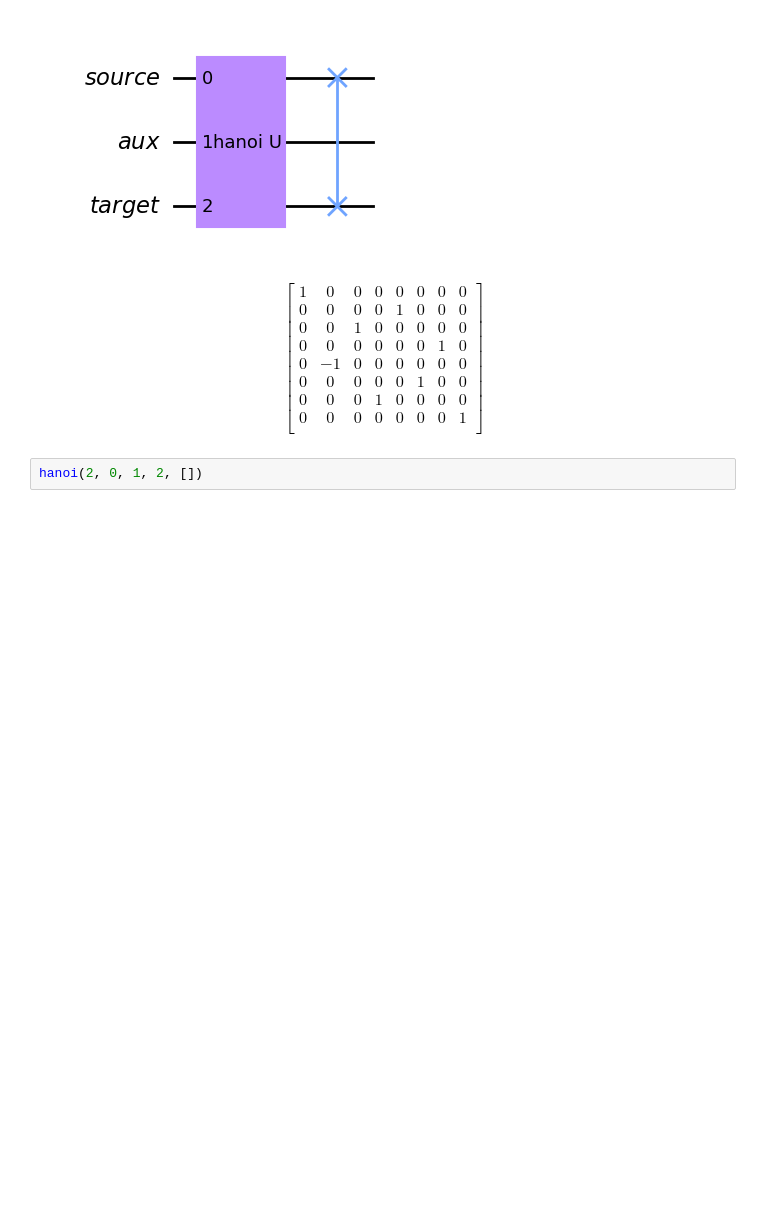
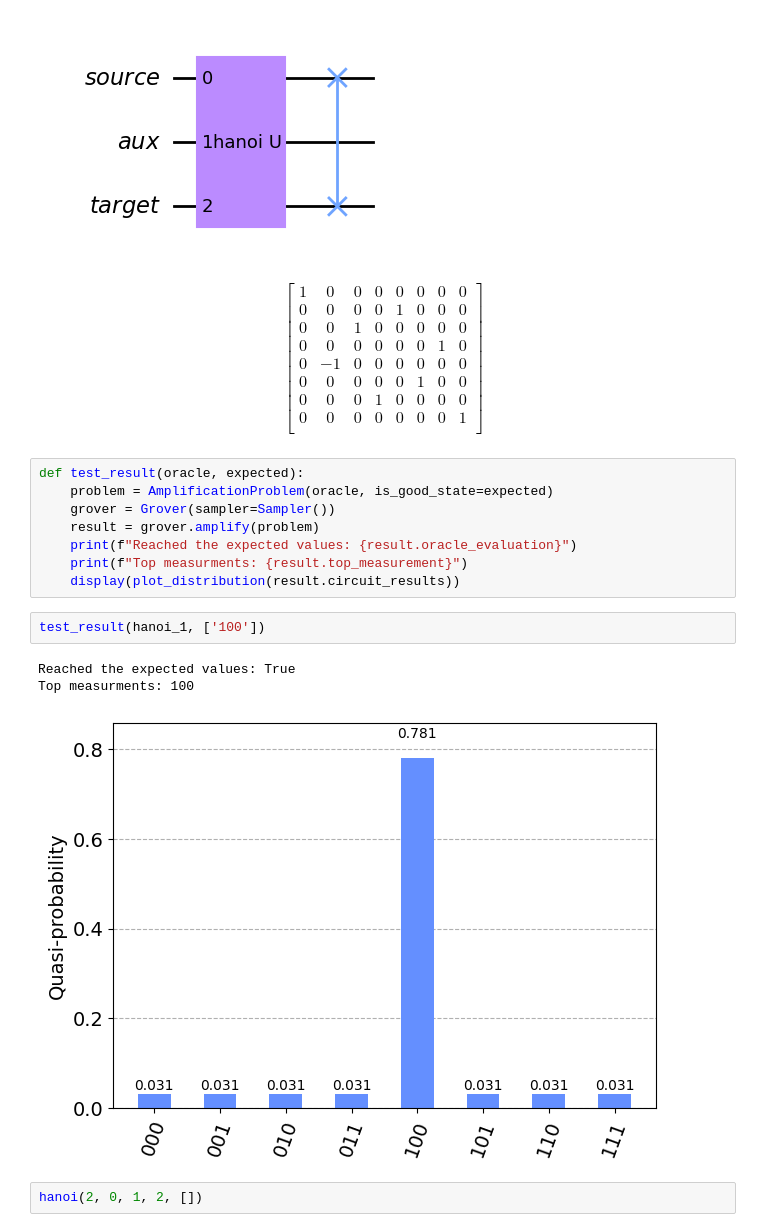
Before and after one commit to Dpbm/scientific-research-1-quantum-oracles, a Jupyter notebook: code/hanoi-tower.ipynb, the cells around one changed output. Cells and saved outputs as stored; diff of their text form; blank space fills up the shorter version.

```diff
--- a/code/hanoi-tower.ipynb
+++ b/code/hanoi-tower.ipynb
@@ -151,6 +160,20 @@ $$
  0 & 0 & 0 & 0 & 0 & 0 & 0 & 1  \\
  \end{bmatrix}
 $$
+# %%
+def test_result(oracle, expected):
+    problem = AmplificationProblem(oracle, is_good_state=expected)
+    grover = Grover(sampler=Sampler())
+    result = grover.amplify(problem)
+    print(f"Reached the expected values: {result.oracle_evaluation}")
+    print(f"Top measurments: {result.top_measurement}")
+    display(plot_distribution(result.circuit_results))
+# %%
+test_result(hanoi_1, ['100'])
+# %% [output]
+Reached the expected values: True
+Top measurments: 100
+[figure, added]
 # %%
 hanoi(2, 0, 1, 2, [])
 # %% [output]
```
Also changed, not shown: parts of 8 cells of this notebook.
